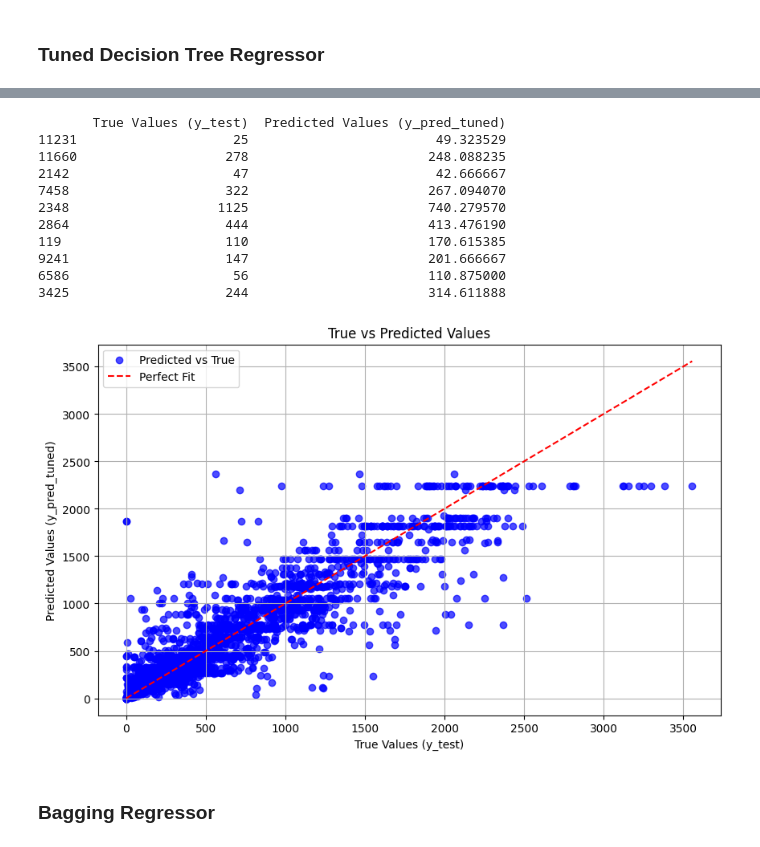
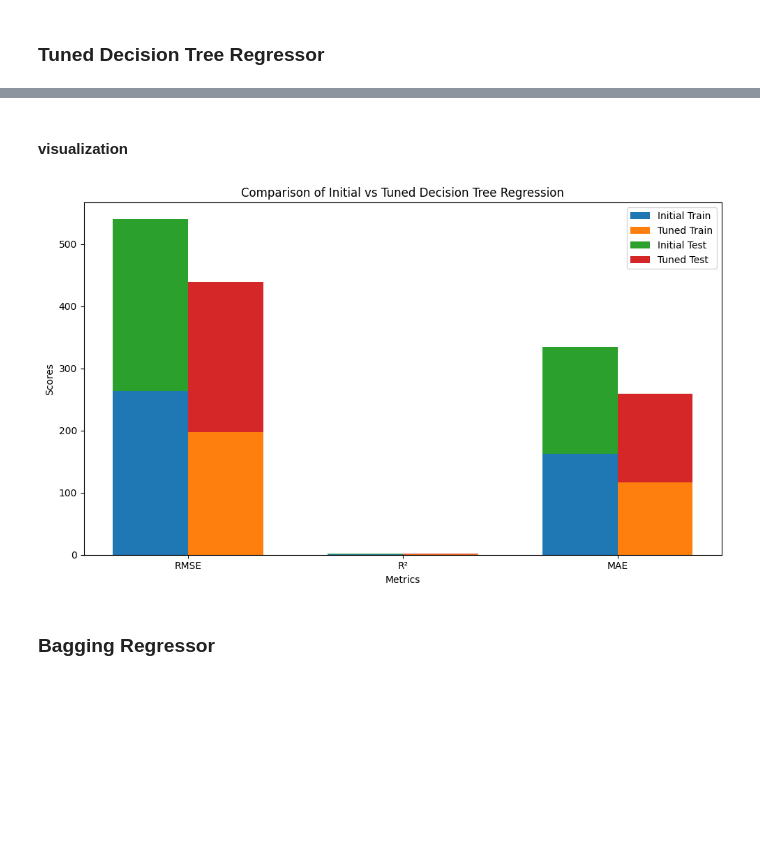
Before and after one commit to shokoufehnaseri/new_ML2_regression-, a Jupyter notebook: regression_vs.ipynb, the cells around one changed output, grey strips where cells are left out. Cells and saved outputs as stored; diff of their text form; code cells hidden in the pictures; blank space fills up the shorter version.

```diff
--- a/regression_vs.ipynb
+++ b/regression_vs.ipynb
@@ -676,44 +723,41 @@ R-squared (R2) of Tuned decision tree regresion: 0.83
-# %%
-# Combine y_test and y_pred_tuned into a DataFrame
-results_df = pd.DataFrame({
-    'True Values (y_test)': y_test,
-    'Predicted Values (y_pred_tuned)': y_pred_tuned
-})
-
-# Display the first 10 rows of the DataFrame
-print(results_df.head(10))
-# %% [output]
-       True Values (y_test)  Predicted Values (y_pred_tuned)
-11231                    25                        49.323529
-11660                   278                       248.088235
-2142                     47                        42.666667
-7458                    322                       267.094070
-2348                   1125                       740.279570
-2864                    444                       413.476190
-119                     110                       170.615385
-9241                    147                       201.666667
-6586                     56                       110.875000
-3425                    244                       314.611888
-# %%
-import matplotlib.pyplot as plt
-import pandas as pd
-
-# Visualizing y_test vs y_pred_tuned
-plt.figure(figsize=(10, 6))
-
-# Scatter plot of true vs predicted values
-plt.scatter(y_test, y_pred_tuned, alpha=0.7, label='Predicted vs True', color='blue')
-plt.plot([y_test.min(), y_test.max()], [y_test.min(), y_test.max()], 'r--', label='Perfect Fit')  # Reference line
-
-# Adding labels and title
-plt.title('True vs Predicted Values')
-plt.xlabel('True Values (y_test)')
-plt.ylabel('Predicted Values (y_pred_tuned)')
-plt.legend()
-plt.grid(True)
-plt.show()
-# %% [output]
-[figure, removed]
+# %% [markdown]
+#### visualization
+# %%
+import matplotlib.pyplot as plt
+import numpy as np
+
+# Data for comparison
+metrics = ['RMSE', 'R²', 'MAE']
+initial_train = [263.53, 0.81, 163.06]
+initial_test = [276.52, 0.78, 171.28]
+tuned_train = [197.96, 0.89, 116.83]
+tuned_test = [241.11, 0.83, 142.18]
+
+# Plotting the comparison
+x = np.arange(len(metrics))  # the label locations
+width = 0.35  # the width of the bars
+
+fig, ax = plt.subplots(figsize=(10, 6))
+
+# Plotting bars for initial and tuned models
+rects1 = ax.bar(x - width/2, initial_train, width, label='Initial Train')
+rects2 = ax.bar(x + width/2, tuned_train, width, label='Tuned Train')
+rects3 = ax.bar(x - width/2, initial_test, width, bottom=initial_train, label='Initial Test')
+rects4 = ax.bar(x + width/2, tuned_test, width, bottom=tuned_train, label='Tuned Test')
+
+# Adding text labels
+ax.set_xlabel('Metrics')
+ax.set_ylabel('Scores')
+ax.set_title('Comparison of Initial vs Tuned Decision Tree Regression')
+ax.set_xticks(x)
+ax.set_xticklabels(metrics)
+ax.legend()
+
+# Displaying the plot
+plt.tight_layout()
+plt.show()
+# %% [output]
+[figure, added]
 # %% [markdown]
 ### Bagging Regressor
 # %%
```
Also changed, not shown: parts of 40 cells of this notebook.
